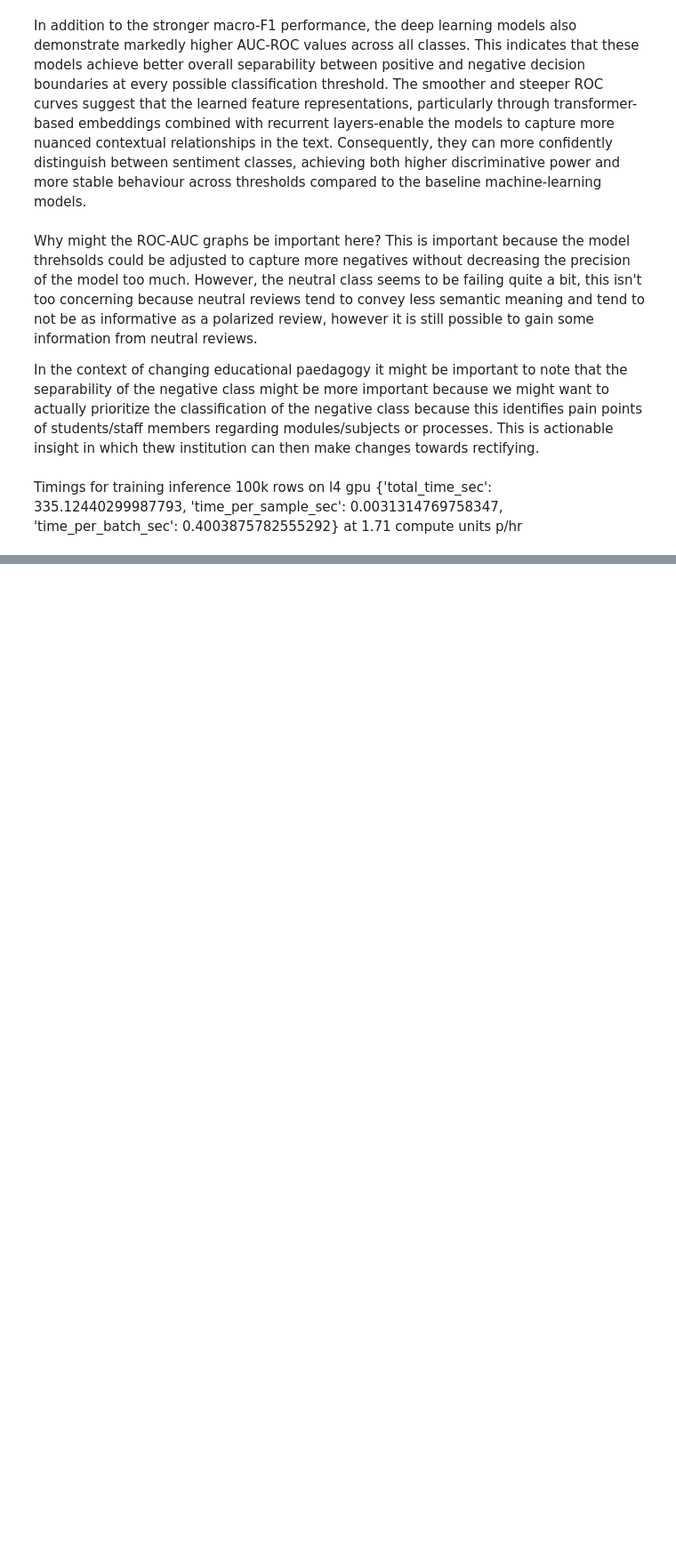
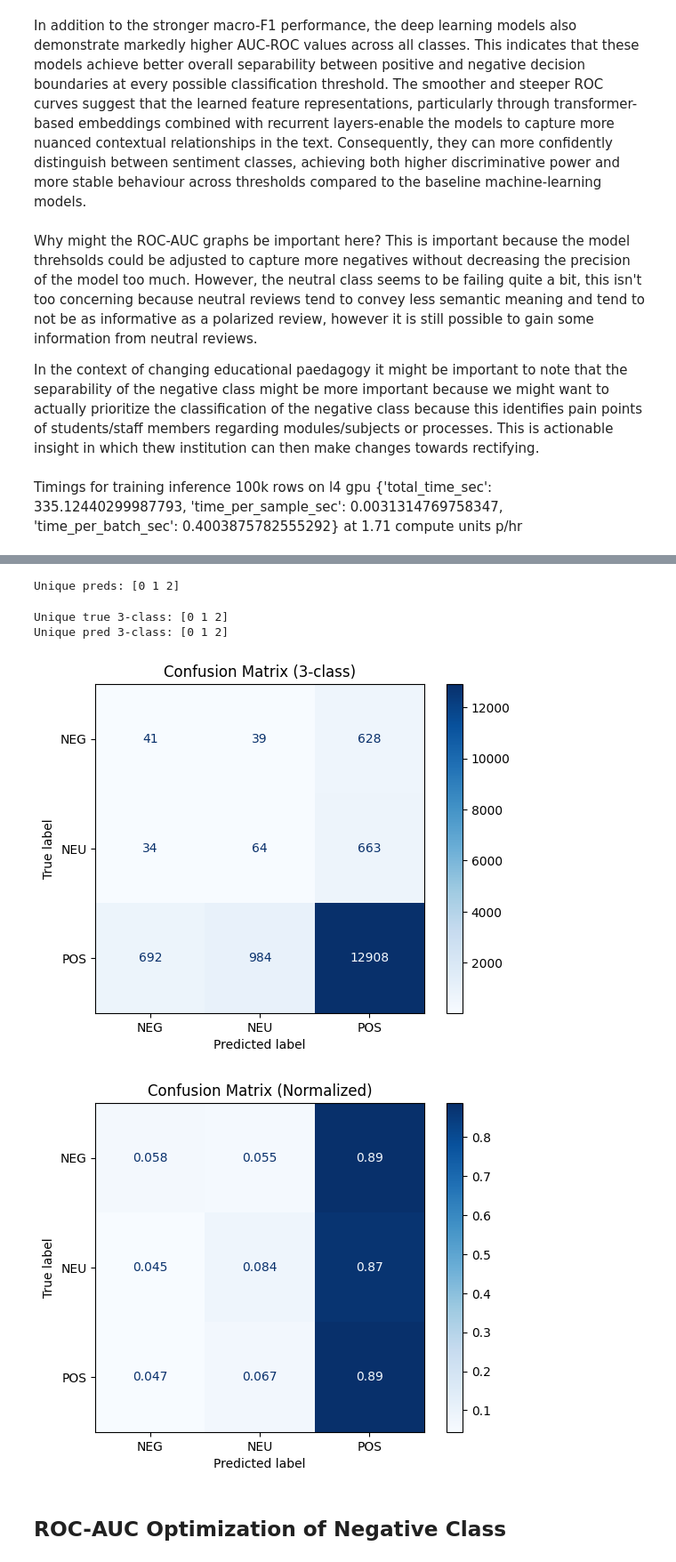
Before and after one commit to AlessandroGo/NLP_SA_ITRPA, a Jupyter notebook: results_analysis.ipynb, the cells around one changed output, grey strips where cells are left out. Shown at 89% size. Drawn from its saved outputs; the diff is of its cells as text; code cells hidden in the pictures; blank space fills up the shorter version.

```diff
--- a/results_analysis.ipynb
+++ b/results_analysis.ipynb
@@ -323,0 +420,18 @@ Timings for training inference 100k rows on l4 gpu {'total_time_sec': 335.124402
+# %%
+y_true_idx = data["y_true_idx"]
+y_pred_idx = data["y_pred_idx"]
+
+y_true = data["y_true"]
+y_pred = data["y_pred"]
+
+probs = data["probs"]
+class_names = data["class_names"]
+
+y_true_idx = np.array(y_true_idx)
+y_pred_idx = np.array(y_pred_idx)
+
+y_true = np.array(y_true)
+y_pred = np.array(y_pred)
+
+probs = np.array(probs)
+class_names = np.array(class_names)
@@ -323,0 +466,59 @@ Timings for training inference 100k rows on l4 gpu {'total_time_sec': 335.124402
+# %%
+print("Unique preds:", np.unique(y_pred_idx))
+# %% [output]
+Unique preds: [0 1 2]
+# %%
+# =======================================
+# 1) Remap TRUE labels 5-class → 3-class
+# =======================================
+# 0,1 --> NEG (0)
+# 2   --> NEU (1)
+# 3,4 --> POS (2)
+
+map_5to3 = {
+    0: 0,
+    1: 0,
+    2: 1,
+    3: 2,
+    4: 2
+}
+
+y_test_3 = np.array([map_5to3[x] for x in y_test_enc])
+
+# =======================================
+# 2) Predictions are ALREADY 0/1/2
+#    → use directly
+# =======================================
+y_pred_3 = y_pred_idx
+
+print("Unique true 3-class:", np.unique(y_test_3))
+print("Unique pred 3-class:", np.unique(y_pred_3))
+
+
+# =======================================
+# 3) Confusion Matrix
+# =======================================
+labels3 = ["NEG", "NEU", "POS"]
+cm = confusion_matrix(y_test_3, y_pred_3)
+
+disp = ConfusionMatrixDisplay(confusion_matrix=cm, display_labels=labels3)
+disp.plot(values_format='d', cmap="Blues")
+plt.title("Confusion Matrix (3-class)")
+plt.show()
+
+# =======================================
+# 4) Normalized version
+# =======================================
+cm_norm = confusion_matrix(y_test_3, y_pred_3, normalize="true")
+
+disp = ConfusionMatrixDisplay(confusion_matrix=cm_norm, display_labels=labels3)
+disp.plot(cmap="Blues")
+plt.title("Confusion Matrix (Normalized)")
+plt.show()
+# %% [output]
+Unique true 3-class: [0 1 2]
+Unique pred 3-class: [0 1 2]
+[figure, added]
+[figure, added]
+# %% [markdown]
+## ROC-AUC Optimization of Negative Class
```
Also changed, not shown: parts of 38 cells of this notebook.
